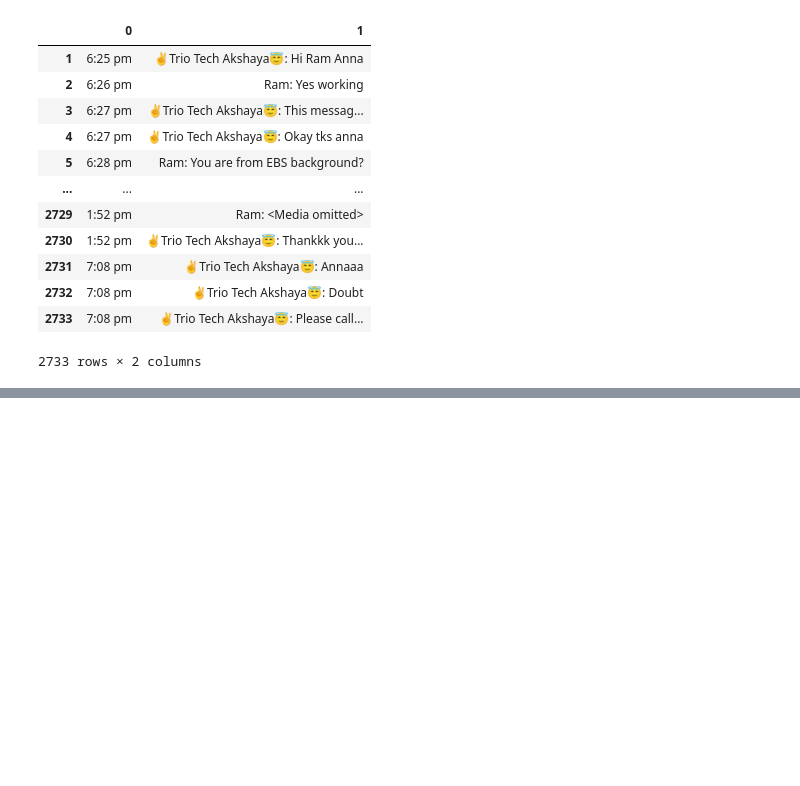
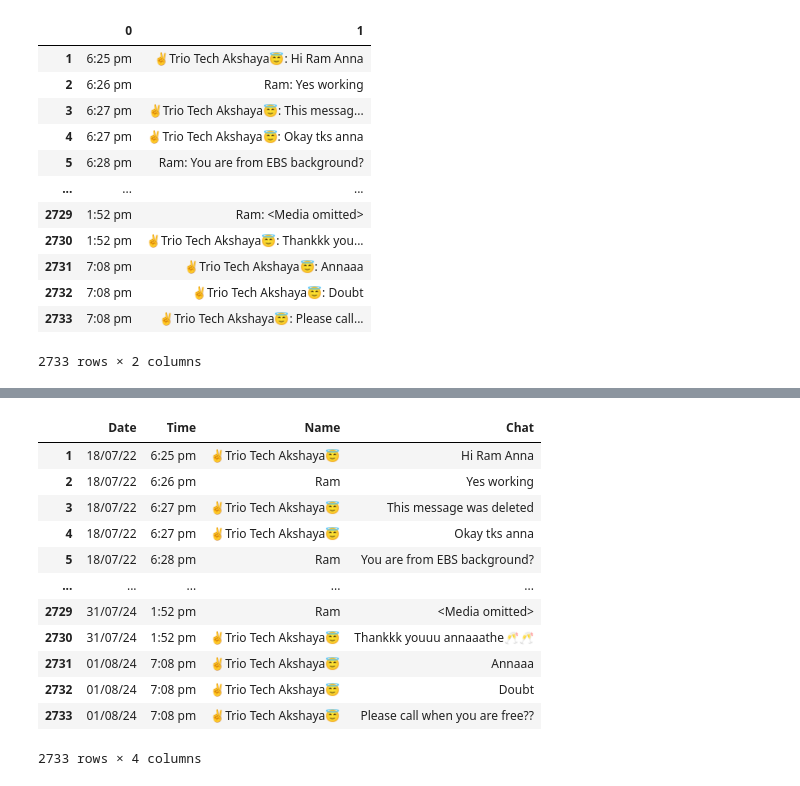
Before and after one commit to DeepikaBalachandran89/Week13--Natural-Language-Processing, a Jupyter notebook: PROJECT WHATSAPP FLIRT PREDICTION.ipynb, the cells around one changed output, grey strips where cells are left out. Cells and saved outputs as stored; diff of their text form; code cells hidden in the pictures; blank space fills up the shorter version.

```diff
--- a/PROJECT WHATSAPP FLIRT PREDICTION.ipynb
+++ b/PROJECT WHATSAPP FLIRT PREDICTION.ipynb
@@ -126,0 +186,16 @@ Message
+# %%
+df
+# %% [output]
+|  | Date | Time | Name | Chat |
+| 1 | 18/07/22 | 6:25 pm | ✌️Trio Tech Akshaya😇 | Hi Ram Anna |
+| 2 | 18/07/22 | 6:26 pm | Ram | Yes working |
+| 3 | 18/07/22 | 6:27 pm | ✌️Trio Tech Akshaya😇 | This message was deleted |
+| 4 | 18/07/22 | 6:27 pm | ✌️Trio Tech Akshaya😇 | Okay tks anna |
+| 5 | 18/07/22 | 6:28 pm | Ram | You are from EBS background? |
+| ... | ... | ... | ... | ... |
+| 2729 | 31/07/24 | 1:52 pm | Ram | <Media omitted> |
+| 2730 | 31/07/24 | 1:52 pm | ✌️Trio Tech Akshaya😇 | Thankkk youuu annaaathe🥂🥂 |
+| 2731 | 01/08/24 | 7:08 pm | ✌️Trio Tech Akshaya😇 | Annaaa |
+| 2732 | 01/08/24 | 7:08 pm | ✌️Trio Tech Akshaya😇 | Doubt |
+| 2733 | 01/08/24 | 7:08 pm | ✌️Trio Tech Akshaya😇 | Please call when you are free?? |
+2733 rows × 4 columns
```
Also changed, not shown: parts of 11 cells of this notebook.
